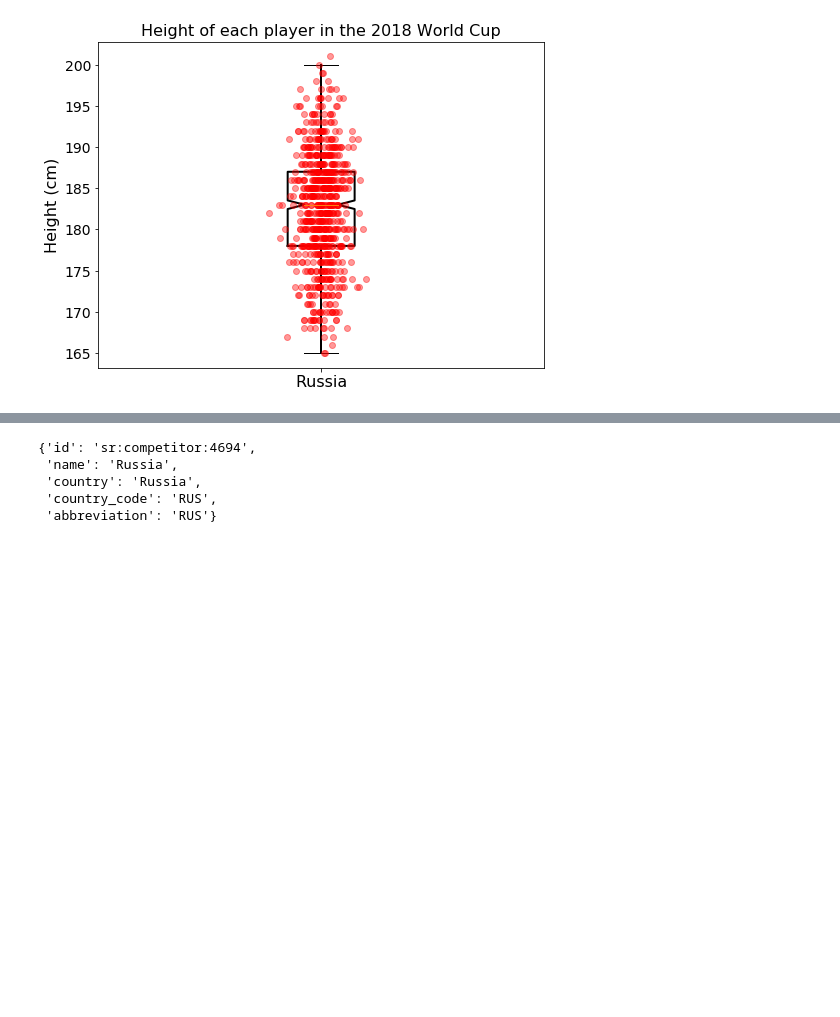
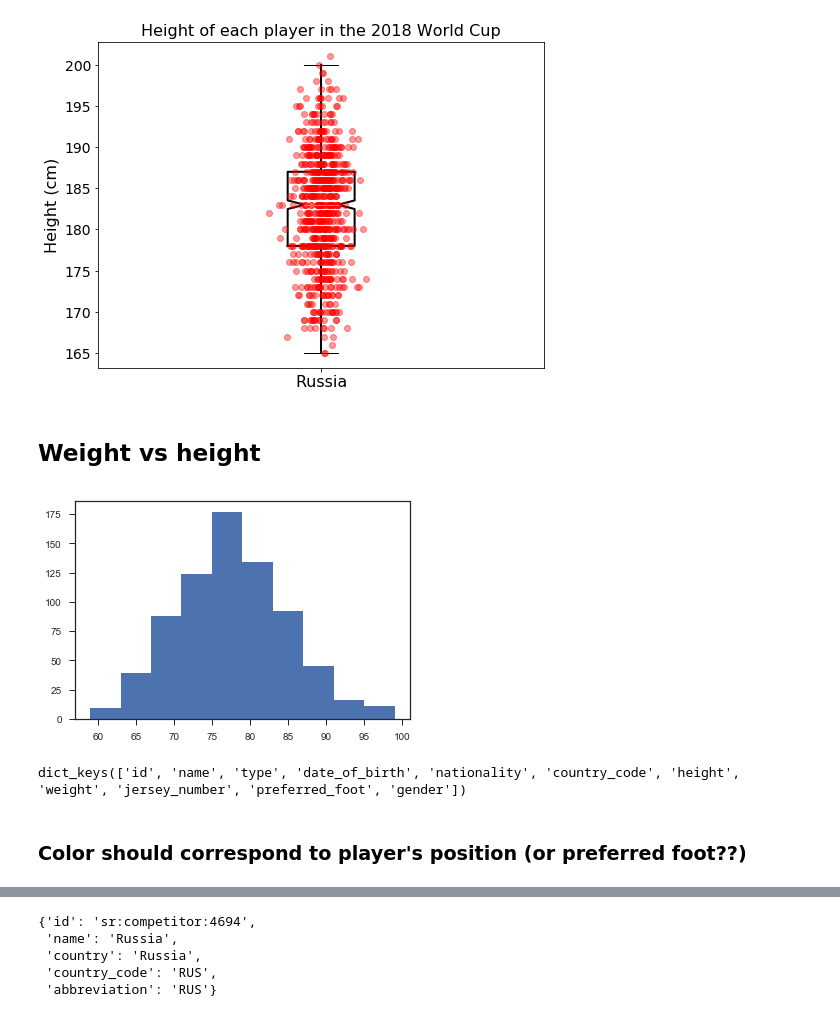
Before and after one commit to johnwmillr/WorldCup2018, a Jupyter notebook: scrape_soccer_data.ipynb, the cells around one changed output, grey strips where cells are left out. Cells and saved outputs as stored; diff of their text form; code cells hidden in the pictures; blank space fills up the shorter version.

Commit message:
Add seaborn plots

```diff
--- a/scrape_soccer_data.ipynb
+++ b/scrape_soccer_data.ipynb
@@ -2,11 +2,13 @@
 import requests
 import json
 import time
-import matplotlib.pyplot as plt
-FS = 16
 import random
 import numpy as np
 import pandas as pd
+import matplotlib.pyplot as plt
+FS = 16
+import seaborn as sns
+sns.set(style='ticks')
 # %% [markdown]
 # Football-data.org
 I can use this API to get a list of all teams and players in the 2018 World Cup
@@ -174,0 +181,11 @@ print(" Done.")
+# %%
+teams = json.loads(open("world_cup_team_data.json", "r").read())
+# Combine all player data into a single list
+players = [[p for p in team['players']] for team in teams]
+players = [item for sublist in players for item in sublist]
+
+# Create a DataFrame from the list of players
+df = pd.DataFrame(players)
+df['weight_lbs'] = df.weight*2.20462
+df['height_ft'] = df.height*0.03280841666667
+df.head()
@@ -223,3 +229,16 @@ ax.set_title("Height of each player in the 2018 World Cup", fontsize=FS)
 plt.show()
 # %% [output]
 [figure]
+# %% [markdown]
+## Weight vs height
+# %%
+plt.hist(df.weight)
+plt.show()
+# %% [output]
+[figure, added]
+# %%
+players[0].keys()
+# %% [output]
+dict_keys(['id', 'name', 'type', 'date_of_birth', 'nationality', 'country_code', 'height', 'weight', 'jersey_number', 'preferred_foot', 'gender'])
+# %% [markdown]
+### Color should correspond to player's position (or preferred foot??)
```
Also changed, not shown: parts of 14 cells of this notebook, 1 other file.
